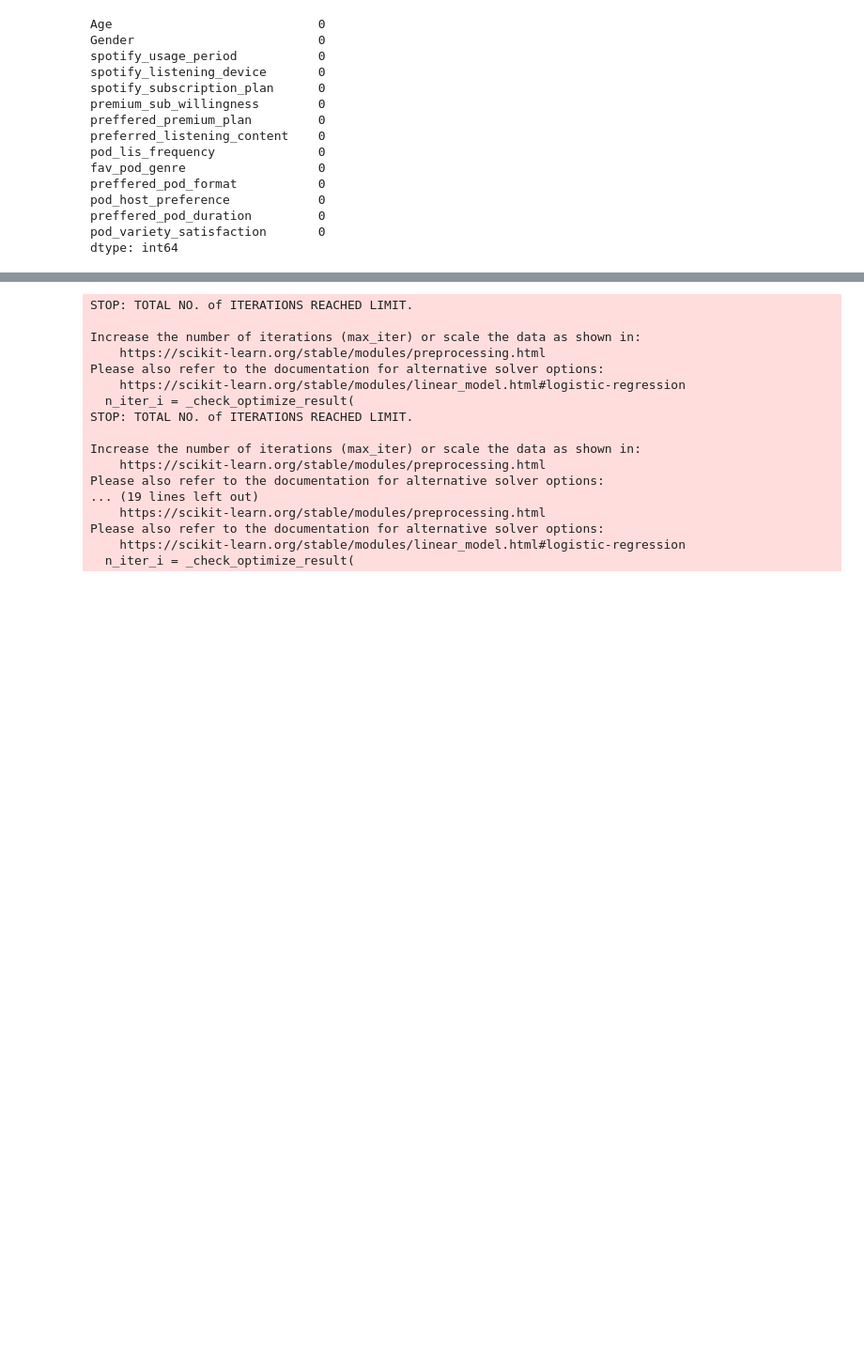
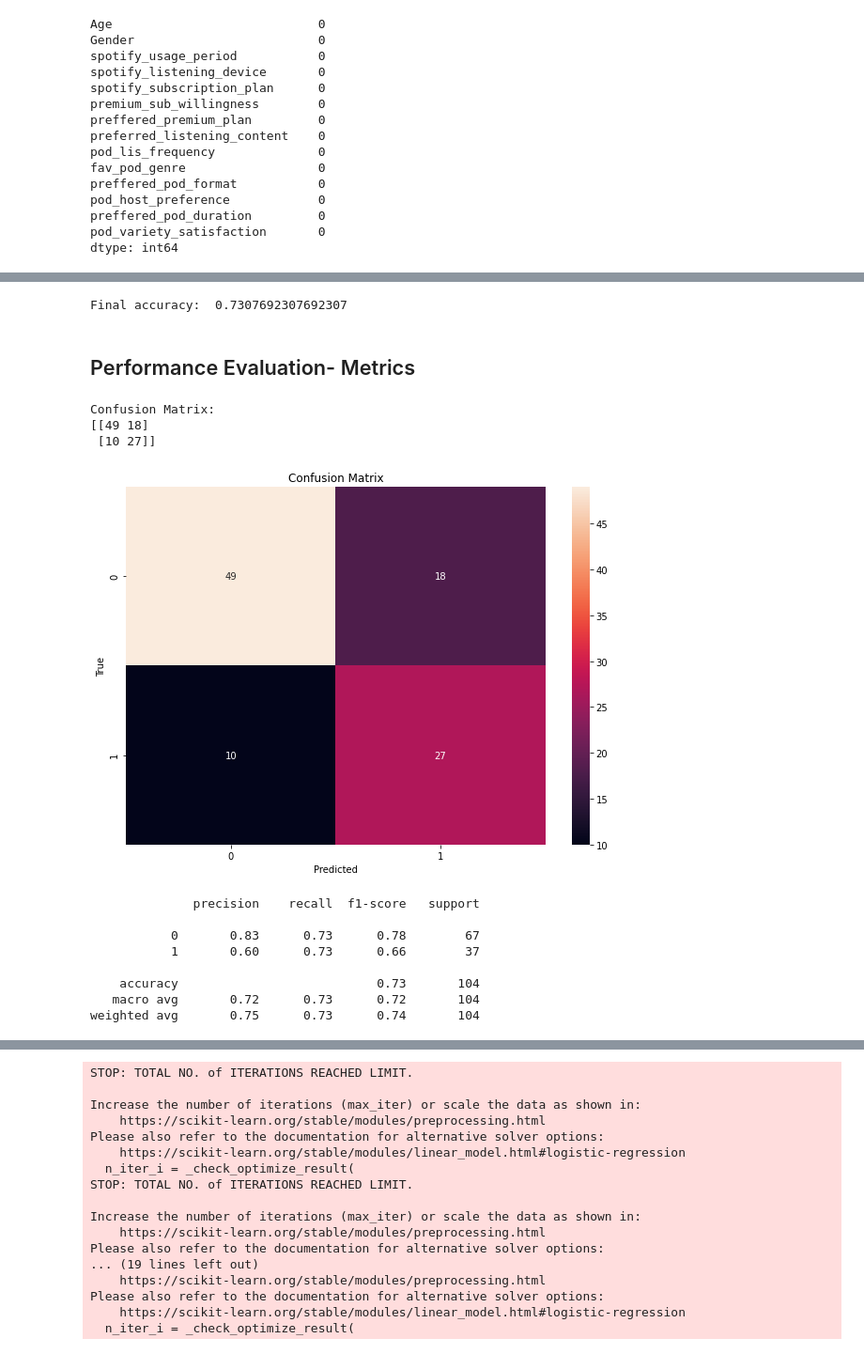
Before and after one commit to yunjiewuw/User_behavior_analysis, a Jupyter notebook: Spotify_User_Classification.ipynb, the cells around one changed output, grey strips where cells are left out. Shown at 94% size. Drawn from its saved outputs; the diff is of its cells as text; code cells hidden in the pictures; blank space fills up the shorter version.

```diff
--- a/Spotify_User_Classification.ipynb
+++ b/Spotify_User_Classification.ipynb
@@ -94,0 +149,5 @@ array([[0., 1., 0., ..., 0., 0., 1.],
+# %%
+#alpha= 0.1, select the non-zero features
+sel_features=['Age','spotify_listening_device','spotify_subscription_plan','preffered_premium_plan',
+              'preferred_listening_content','fav_music_genre','music_Influencial_mood', 'music_expl_method',
+              'pod_lis_frequency', 'pod_variety_satisfaction']
@@ -94,0 +156,3 @@ array([[0., 1., 0., ..., 0., 0., 1.],
+# %%
+X_selected= all_user_data_oh[sel_features].values
+y= all_user_data_oh["premium_sub_willingness"].values
@@ -94,0 +164,2 @@ array([[0., 1., 0., ..., 0., 0., 1.],
+# %%
+X_train, X_test, y_train, y_test= train_test_split(X_selected, y, test_size= 0.2, random_state=42, stratify=y)
@@ -94,0 +236,40 @@ array([[0., 1., 0., ..., 0., 0., 1.],
+# %%
+# get pred for the tunned model
+y_pred = best_model.predict(X_test)
+y_pred = np.round(y_pred).astype(int) #rounded
+
+#from sklearn.metrics import accuracy_score
+final_accuracy = accuracy_score(y_test, y_pred)
+print("Final accuracy: ", final_accuracy)
+# %% [output]
+Final accuracy:  0.7307692307692307
+# %% [markdown]
+## Performance Evaluation- Metrics
+# %%
+# Confusion matrix
+conf_matrix = confusion_matrix(y_test, y_pred)
+print(f"Confusion Matrix:\n{conf_matrix}")
+
+# classification report
+plt.figure(figsize=(10,7))
+sns.heatmap(conf_matrix, annot=True, fmt='g')
+plt.xlabel('Predicted')
+plt.ylabel('True')
+plt.title('Confusion Matrix')
+plt.show()
+
+# 分類報告
+print(classification_report(y_test, y_pred))
+# %% [output]
+Confusion Matrix:
+[[49 18]
+ [10 27]]
+[figure, added]
+              precision    recall  f1-score   support
+
+           0       0.83      0.73      0.78        67
+           1       0.60      0.73      0.66        37
+
+    accuracy                           0.73       104
+   macro avg       0.72      0.73      0.72       104
+weighted avg       0.75      0.73      0.74       104
```
Also changed, not shown: parts of 56 cells of this notebook.
